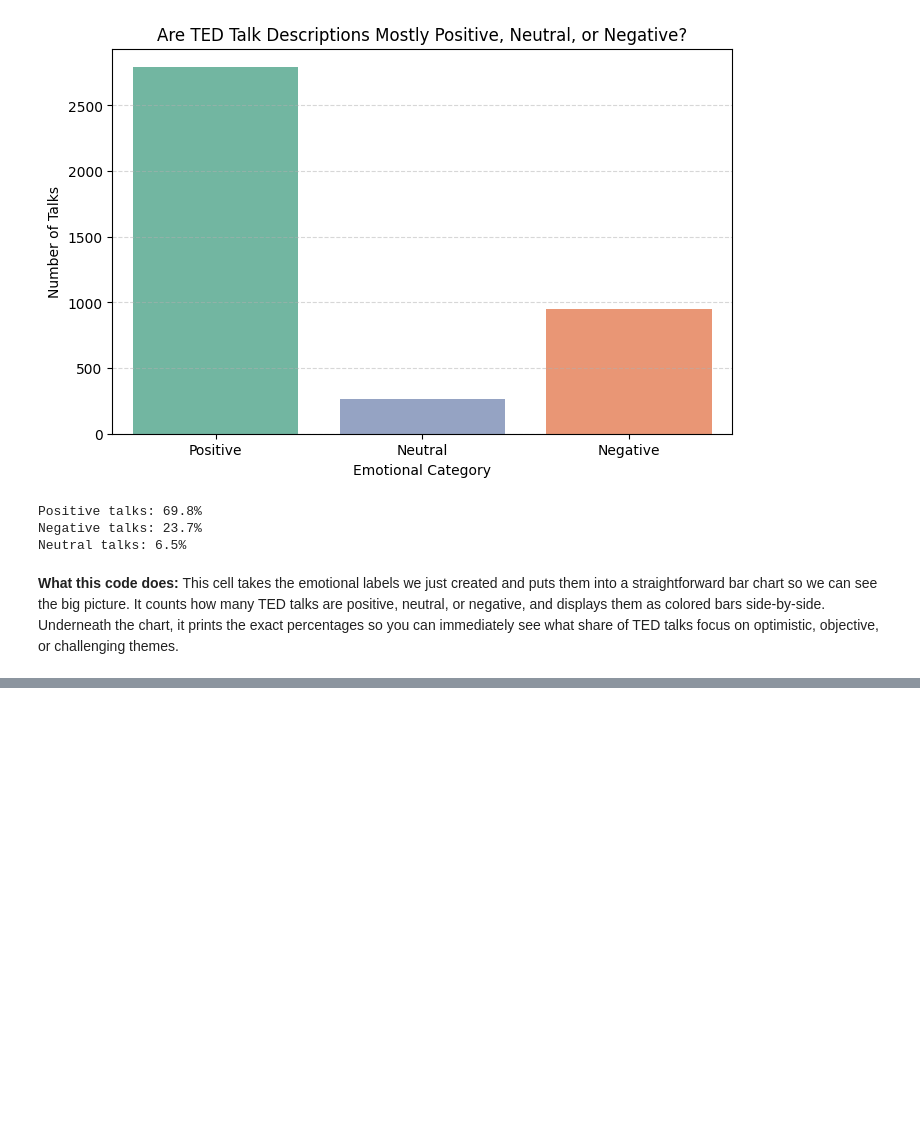
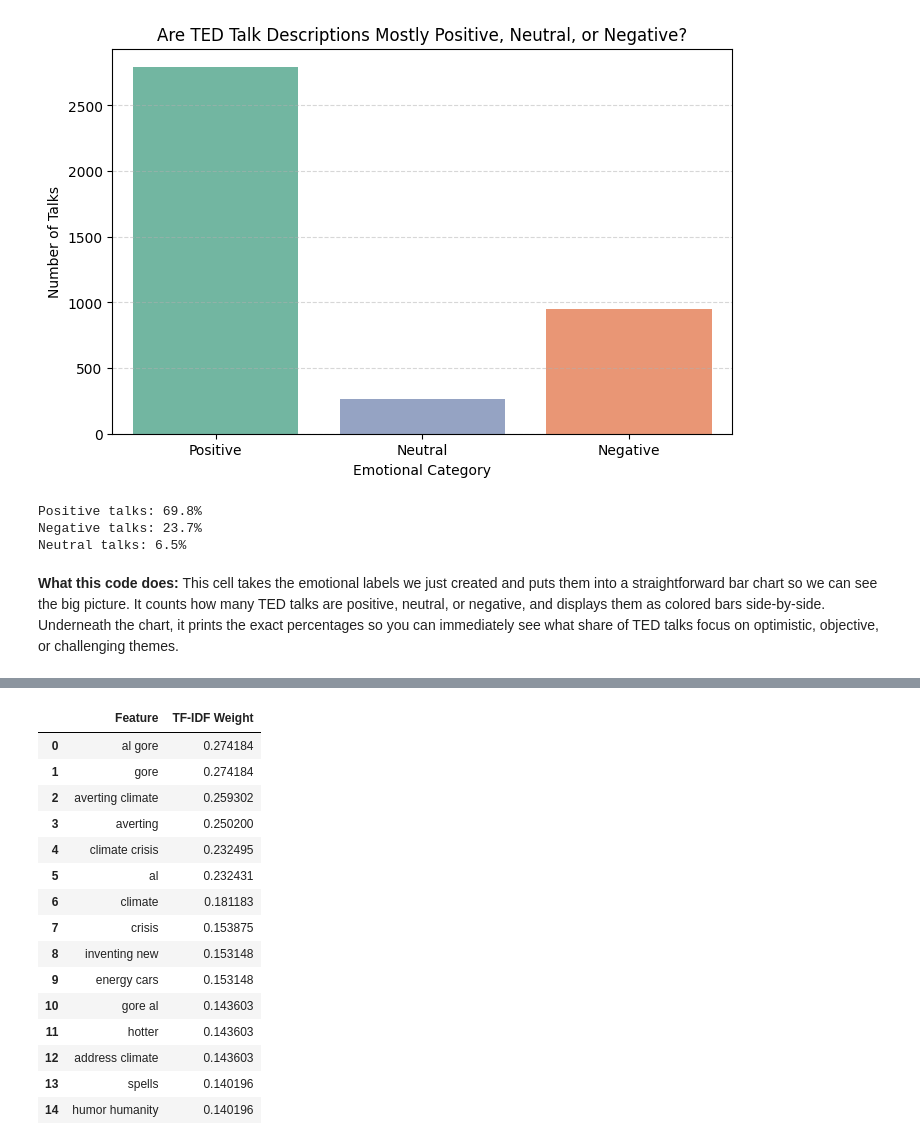
Before and after one commit to springboardmentor0702-lgtm/Personalized-TED-Talks-Recommendation-System, a Jupyter notebook: TED_TALKS.ipynb, the cells around one changed output, grey strips where cells are left out. Drawn from its saved outputs; the diff is of its cells as text; code cells hidden in the pictures; blank space fills up the shorter version.

```diff
--- a/TED_TALKS.ipynb
+++ b/TED_TALKS.ipynb
@@ -409,0 +576,36 @@ This cell takes the emotional labels we just created and puts them into a straig
+# %%
+feature_names = np.array(
+    vectorizer.get_feature_names_out()
+)
+
+def show_important_features(talk_index=0, top_n=15):
+
+    row = tfidf_matrix[talk_index].toarray().ravel()
+    top_indices = np.argsort(row)[::-1][:top_n]
+
+    feature_df = pd.DataFrame({
+        'Feature': feature_names[top_indices],
+        'TF-IDF Weight': row[top_indices]
+    })
+
+    return feature_df
+
+
+display(show_important_features(0, 15))
+# %% [output]
+|  | Feature | TF-IDF Weight |
+| 0 | al gore | 0.274184 |
+| 1 | gore | 0.274184 |
+| 2 | averting climate | 0.259302 |
+| 3 | averting | 0.250200 |
+| 4 | climate crisis | 0.232495 |
+| 5 | al | 0.232431 |
+| 6 | climate | 0.181183 |
+| 7 | crisis | 0.153875 |
+| 8 | inventing new | 0.153148 |
+| 9 | energy cars | 0.153148 |
+| 10 | gore al | 0.143603 |
+| 11 | hotter | 0.143603 |
+| 12 | address climate | 0.143603 |
+| 13 | spells | 0.140196 |
+| 14 | humor humanity | 0.140196 |
```
Also changed, not shown: parts of 11 cells of this notebook.
